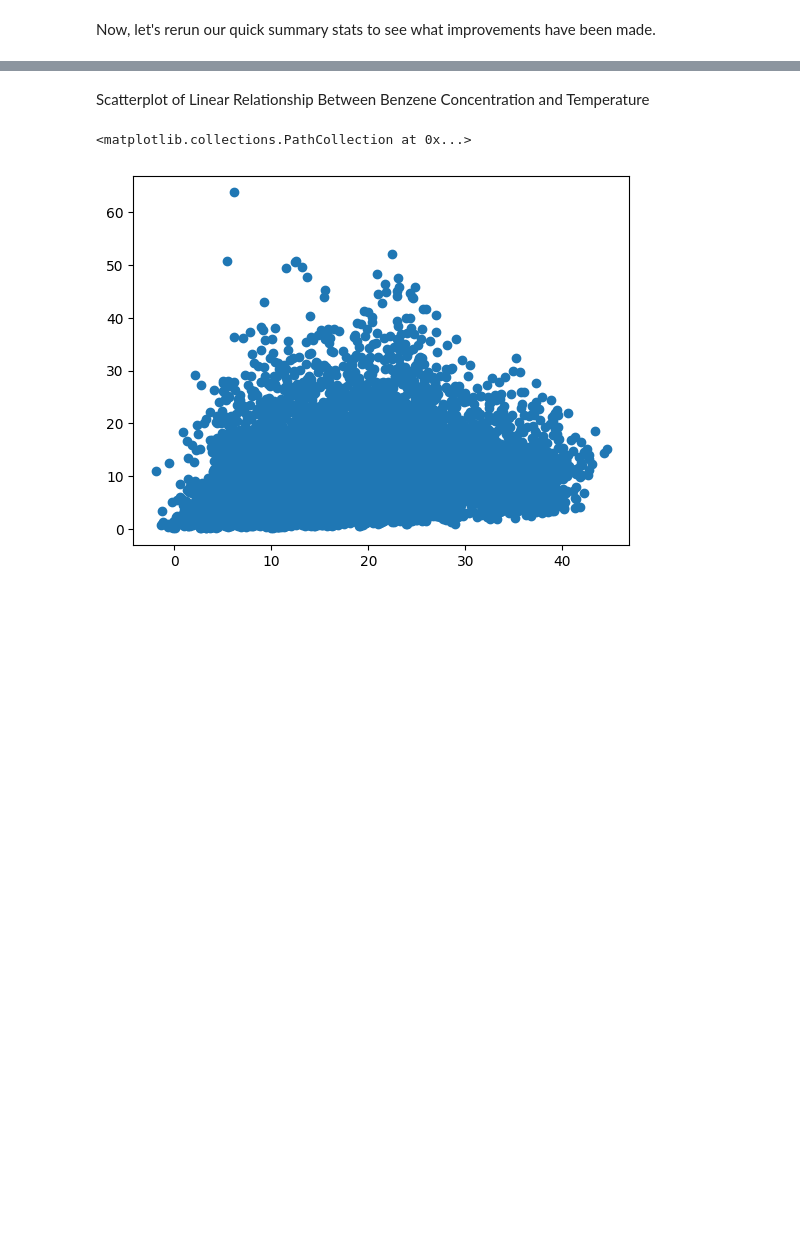
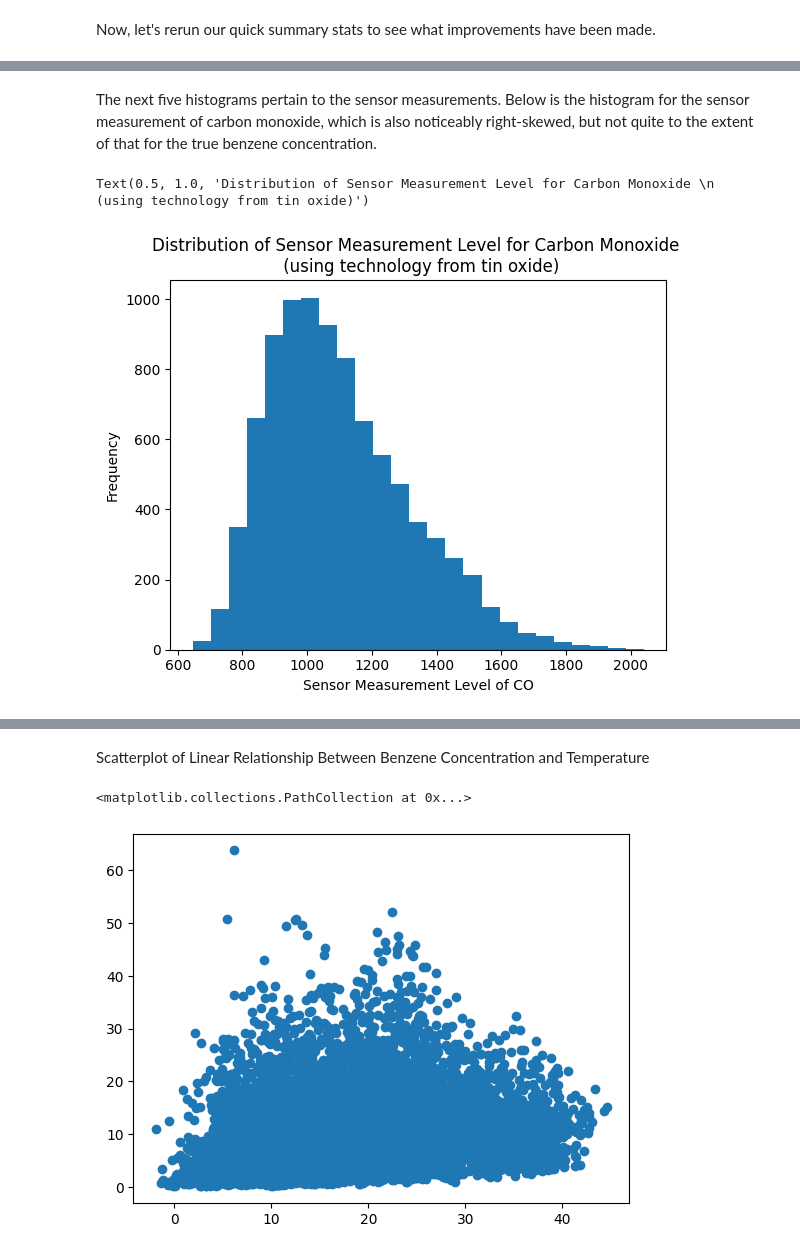
Before and after one commit to cashby-890/ST-554-Project1, a Jupyter notebook: Task2/ST_554_Project_1_Task_2.ipynb, the cells around one changed output, grey strips where cells are left out. Cells and saved outputs as stored; diff of their text form; code cells hidden in the pictures; blank space fills up the shorter version.

```diff
--- a/Task2/ST_554_Project_1_Task_2.ipynb
+++ b/Task2/ST_554_Project_1_Task_2.ipynb
@@ -315,0 +166,10 @@ aq_cleaned_relevant_data.agg(["mean","median","max","min","std"])
+# %% [markdown]
+The next five histograms pertain to the sensor measurements. Below is the histogram for the sensor measurement of carbon monoxide, which is also noticeably right-skewed, but not quite to the extent of that for the true benzene concentration.
+# %%
+plt.hist(aq_cleaned_relevant_data['PT08.S1(CO)'],bins=25)
+plt.xlabel('Sensor Measurement Level of CO')
+plt.ylabel('Frequency')
+plt.title('Distribution of Sensor Measurement Level for Carbon Monoxide \n (using technology from tin oxide)')
+# %% [output]
+Text(0.5, 1.0, 'Distribution of Sensor Measurement Level for Carbon Monoxide \n (using technology from tin oxide)')
+[figure, added]
```
Also changed, not shown: parts of 73 cells of this notebook.
